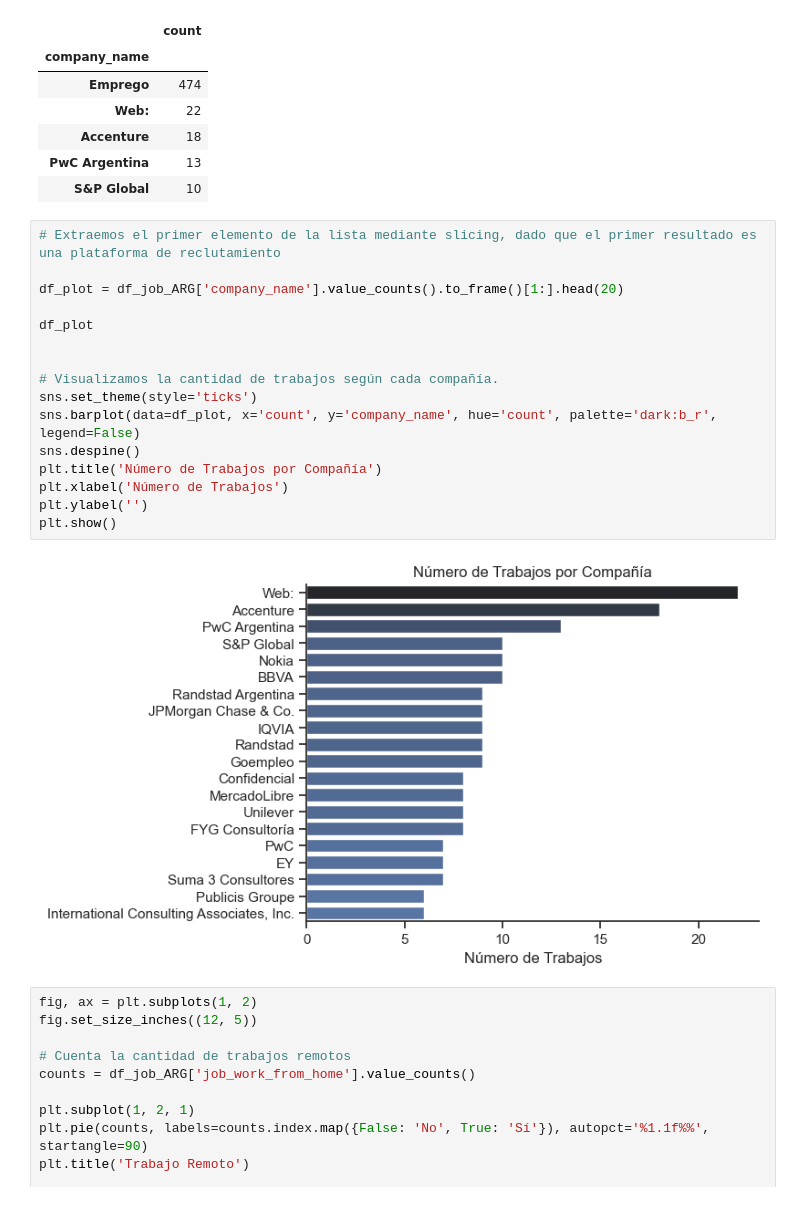
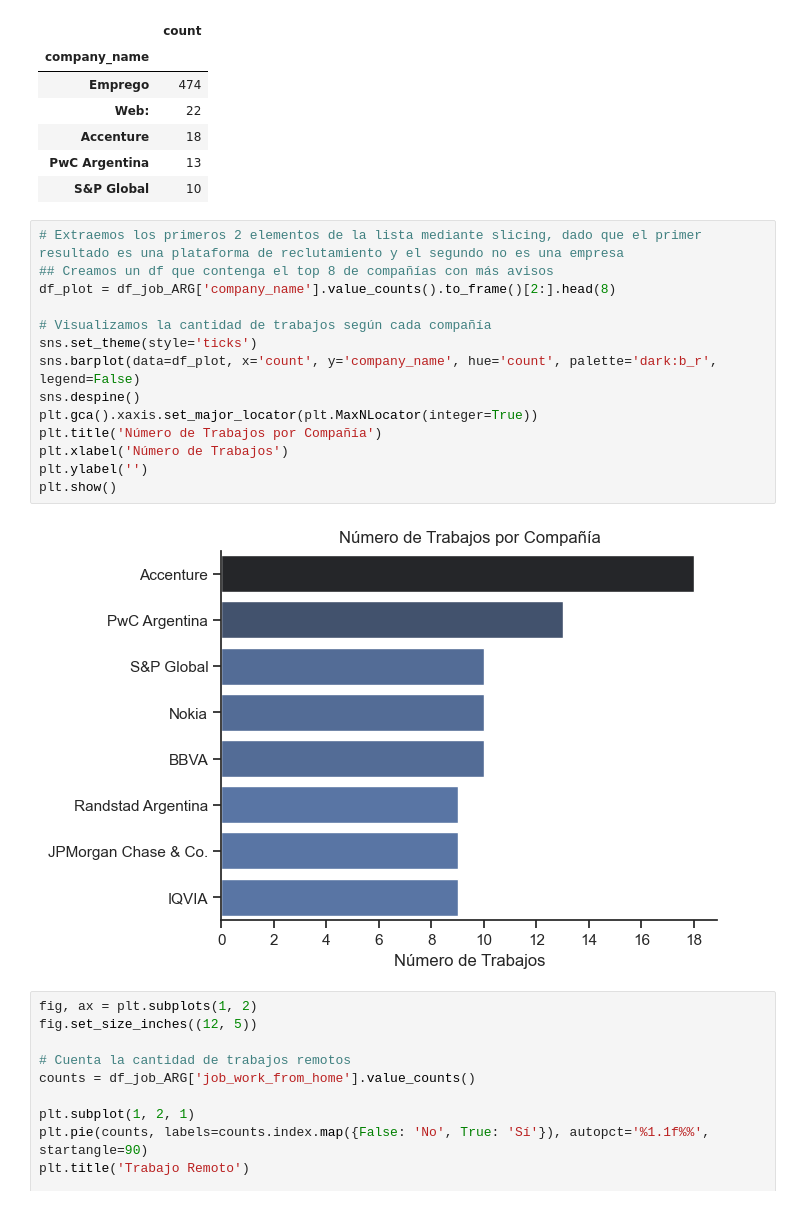
Before and after one commit to gonzaloextremadouro/Python_Analisis_Empleos, a Jupyter notebook: 1_ EDA_Intro.ipynb, the cells around one changed output. Drawn from its saved outputs; the diff is of its cells as text.

```diff
--- a/1_ EDA_Intro.ipynb
+++ b/1_ EDA_Intro.ipynb
@@ -97,23 +121,21 @@ df_plot
 | PwC Argentina | 13 |
 | S&P Global | 10 |
 # %%
-# Extraemos el primer elemento de la lista mediante slicing, dado que el primer resultado es una plataforma de reclutamiento
+# Extraemos los primeros 2 elementos de la lista mediante slicing, dado que el primer resultado es una plataforma de reclutamiento y el segundo no es una empresa
+## Creamos un df que contenga el top 8 de compañías con más avisos
+df_plot = df_job_ARG['company_name'].value_counts().to_frame()[2:].head(8)
 
-df_plot = df_job_ARG['company_name'].value_counts().to_frame()[1:].head(20)
-
-df_plot
-
-
-# Visualizamos la cantidad de trabajos según cada compañía.
+# Visualizamos la cantidad de trabajos según cada compañía
 sns.set_theme(style='ticks')
 sns.barplot(data=df_plot, x='count', y='company_name', hue='count', palette='dark:b_r', legend=False)
 sns.despine()
+plt.gca().xaxis.set_major_locator(plt.MaxNLocator(integer=True))
 plt.title('Número de Trabajos por Compañía')
 plt.xlabel('Número de Trabajos')
 plt.ylabel('')
 plt.show()
 # %% [output]
-[figure, old version]
+[figure, new version]
 # %%
 fig, ax = plt.subplots(1, 2)
 fig.set_size_inches((12, 5))
```
Also changed, not shown: parts of 2 cells of this notebook.
